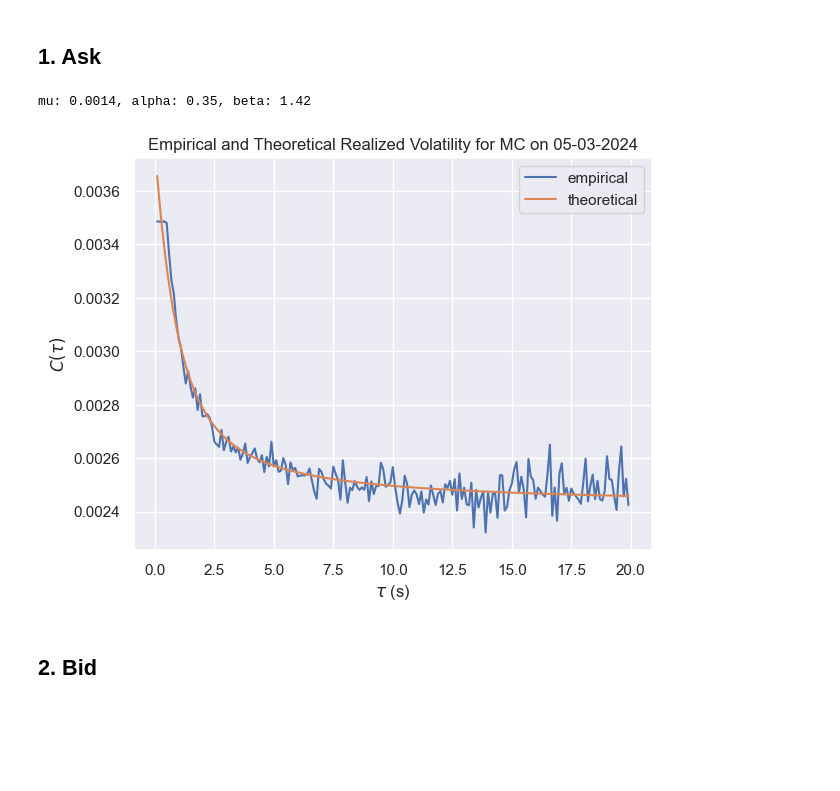
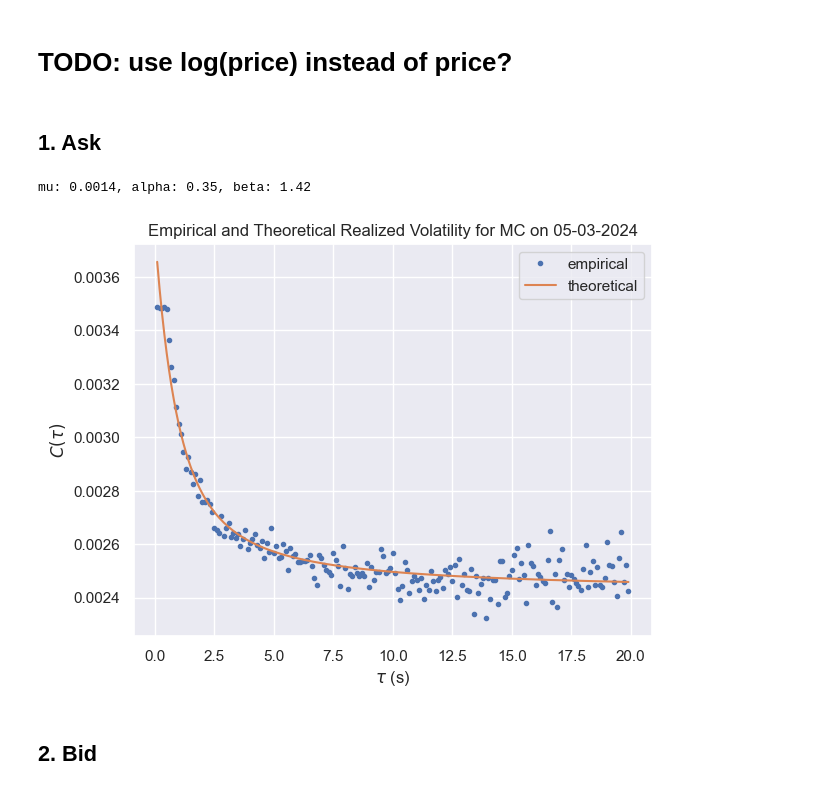
Before and after one commit to gaetanX21/hf-volatility, a Jupyter notebook: src/notebooks/clean/equities/MC.ipynb, the cells around one changed output. Drawn from its saved outputs; the diff is of its cells as text; code cells hidden in the pictures; blank space fills up the shorter version.

```diff
--- a/src/notebooks/clean/equities/MC.ipynb
+++ b/src/notebooks/clean/equities/MC.ipynb
@@ -13,33 +13,35 @@ import calibrate, simulate, misc
 # %%
 df = pd.read_csv("../../../../datasets/Dukascopy/MC.FREUR_Ticks_05.03.2024-05.03.2024.csv")
 df['Mid'] = (df['Ask'] + df['Bid']) / 2
+# %% [markdown]
+# TODO: use log(price) instead of price?
 # %% [markdown]
 ## 1. Ask
 # %%
 ts = pd.Series(df['Ask'].values, index=pd.to_datetime(df['Local time'])) # Ask and Bid work but Mid doesn't yield the expected signature plot, why?
 
 taus = misc.range_timedelta(100, 20000, 100, 'ms')
 C_emp_values = [misc.C_emp(ts, tau) for tau in taus]
 # C_emp_values = [C_emp_values[i]/C_emp_values[0] for i in range(len(C_emp_values))] # makes mu bigger
 theta_hat = misc.curve_calibrate(taus, C_emp_values)
 
 C_th_func = misc.C_th(theta_hat)
 C_th_values = [C_th_func(tau.total_seconds()) for tau in taus]
 
 print(f'mu: {theta_hat[0]:.4f}, alpha: {theta_hat[1]:.2f}, beta: {theta_hat[2]:.2f}')
 
 plt.figure()
-plt.plot(taus.dt.total_seconds(), C_emp_values, label='empirical')
+plt.plot(taus.dt.total_seconds(), C_emp_values, label='empirical', ls='', marker='.')
 plt.plot(taus.dt.total_seconds(), C_th_values, label='theoretical')
 plt.xlabel(r'$\tau$ (s)')
 plt.ylabel(r'$C(\tau)$')
 plt.legend()
 plt.tight_layout()
 plt.title('Empirical and Theoretical Realized Volatility for MC on 05-03-2024')
 plt.show()
 # %% [output]
 mu: 0.0014, alpha: 0.35, beta: 1.42
-[figure, old version]
+[figure, new version]
 # %% [markdown]
 ## 2. Bid
 # %%
```
Also changed, not shown: parts of 2 cells of this notebook, 2 other files.
